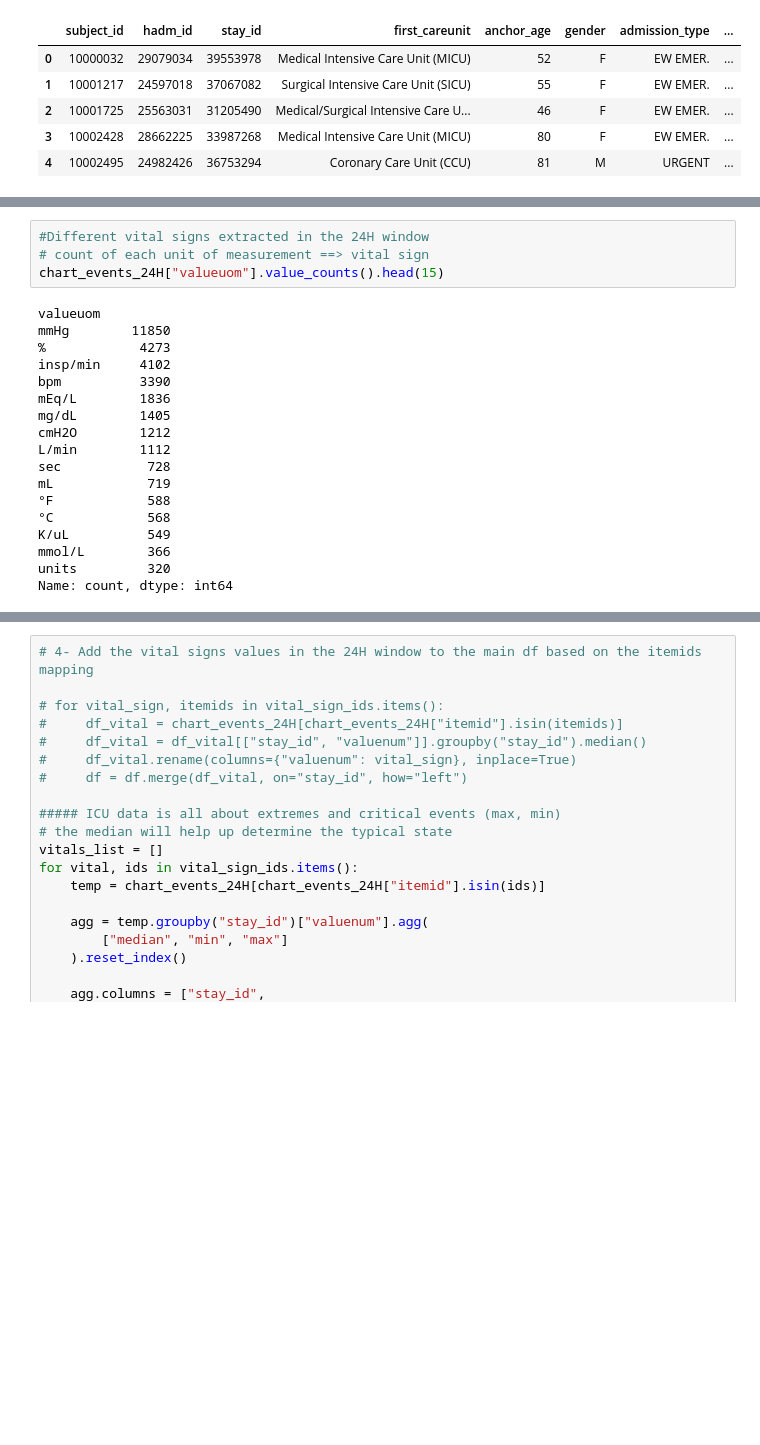
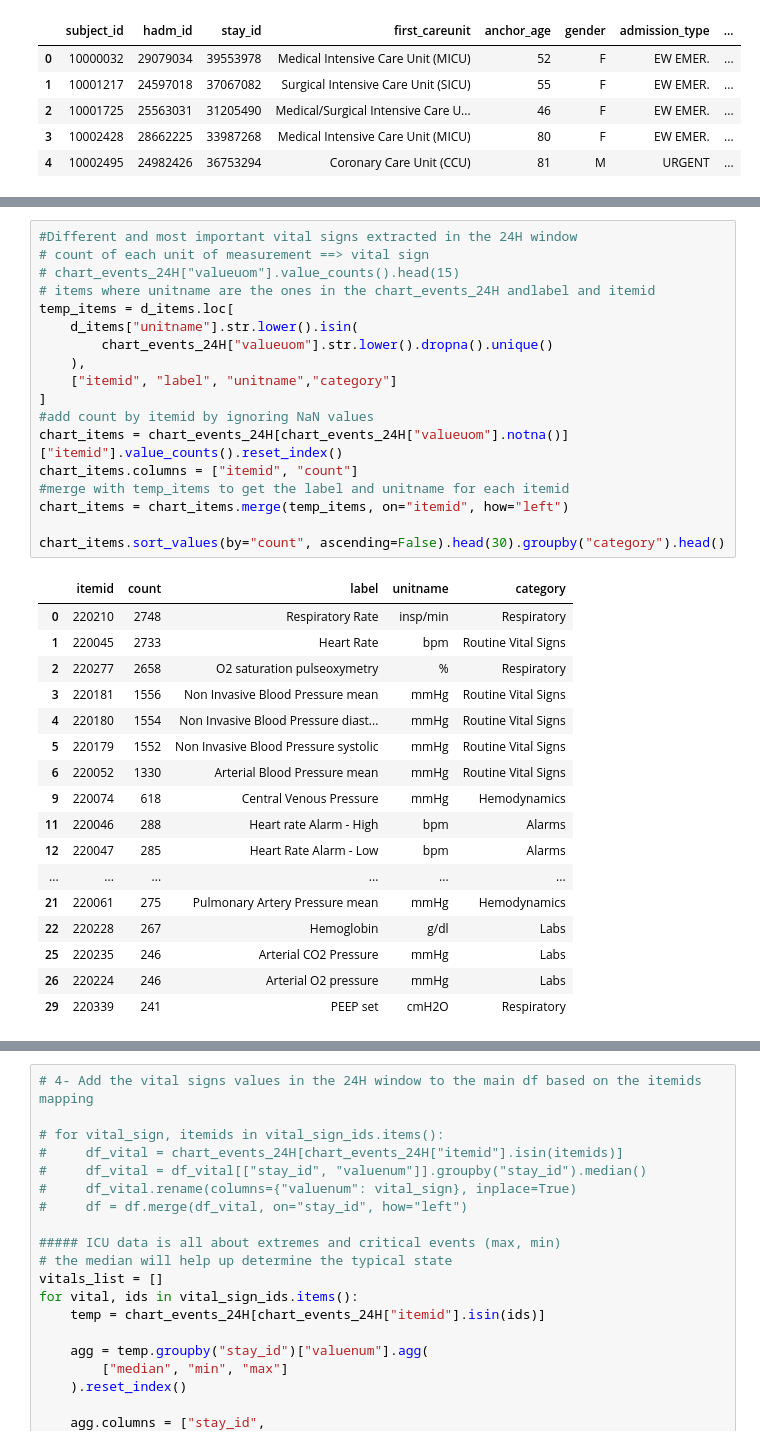
Before and after one commit to OnsHanafi/icu-acquity-phenotyping, a Jupyter notebook: ICUproject.ipynb, the cells around one changed output, grey strips where cells are left out. Drawn from its saved outputs; the diff is of its cells as text; blank space fills up the shorter version.

Commit message:
more precise chart items selection

```diff
--- a/ICUproject.ipynb
+++ b/ICUproject.ipynb
@@ -95,27 +95,41 @@ chart_events_24H.head()
 | 3 | 10005817 | 20626031 | 32604416 | 6770.0 | 2132-12-16 | 2132-12-15 23:47:00 | 224866 | Yes | NaN | ... |
 | 4 | 10005817 | 20626031 | 32604416 | 6770.0 | 2132-12-16 | 2132-12-15 23:45:00 | 227341 | No | 0.0 | ... |
 # %%
-#Different vital signs extracted in the 24H window
+#Different and most important vital signs extracted in the 24H window
 # count of each unit of measurement ==> vital sign
-chart_events_24H["valueuom"].value_counts().head(15)
+# chart_events_24H["valueuom"].value_counts().head(15)
+# items where unitname are the ones in the chart_events_24H andlabel and itemid
+temp_items = d_items.loc[
+    d_items["unitname"].str.lower().isin(
+        chart_events_24H["valueuom"].str.lower().dropna().unique()
+    ),
+    ["itemid", "label", "unitname","category"]
+]
+#add count by itemid by ignoring NaN values
+chart_items = chart_events_24H[chart_events_24H["valueuom"].notna()]["itemid"].value_counts().reset_index()
+chart_items.columns = ["itemid", "count"]
+#merge with temp_items to get the label and unitname for each itemid
+chart_items = chart_items.merge(temp_items, on="itemid", how="left")
+
+chart_items.sort_values(by="count", ascending=False).head(30).groupby("category").head()
 # %% [output]
-valueuom
-mmHg        11850
-%            4273
-insp/min     4102
-bpm          3390
-mEq/L        1836
-mg/dL        1405
-cmH2O        1212
-L/min        1112
-sec           728
-mL            719
-°F            588
-°C            568
-K/uL          549
-mmol/L        366
-units         320
-Name: count, dtype: int64
+|  | itemid | count | label | unitname | category |
+| 0 | 220210 | 2748 | Respiratory Rate | insp/min | Respiratory |
+| 1 | 220045 | 2733 | Heart Rate | bpm | Routine Vital Signs |
+| 2 | 220277 | 2658 | O2 saturation pulseoxymetry | % | Respiratory |
+| 3 | 220181 | 1556 | Non Invasive Blood Pressure mean | mmHg | Routine Vital Signs |
+| 4 | 220180 | 1554 | Non Invasive Blood Pressure diast... | mmHg | Routine Vital Signs |
+| 5 | 220179 | 1552 | Non Invasive Blood Pressure systolic | mmHg | Routine Vital Signs |
+| 6 | 220052 | 1330 | Arterial Blood Pressure mean | mmHg | Routine Vital Signs |
+| 9 | 220074 | 618 | Central Venous Pressure | mmHg | Hemodynamics |
+| 11 | 220046 | 288 | Heart rate Alarm - High | bpm | Alarms |
+| 12 | 220047 | 285 | Heart Rate Alarm - Low | bpm | Alarms |
+| ... | ... | ... | ... | ... | ... |
+| 21 | 220061 | 275 | Pulmonary Artery Pressure mean | mmHg | Hemodynamics |
+| 22 | 220228 | 267 | Hemoglobin | g/dl | Labs |
+| 25 | 220235 | 246 | Arterial CO2 Pressure | mmHg | Labs |
+| 26 | 220224 | 246 | Arterial O2 pressure | mmHg | Labs |
+| 29 | 220339 | 241 | PEEP set | cmH2O | Respiratory |
 # %%
 # 3- Map each vital sign variable (heart rate, blood pressure, respiratory rate, oxygen saturation) to the corresponding itemids
 def vars_mapping(tb_items,column,keyword):
```
Also changed, not shown: parts of 4 cells of this notebook.
